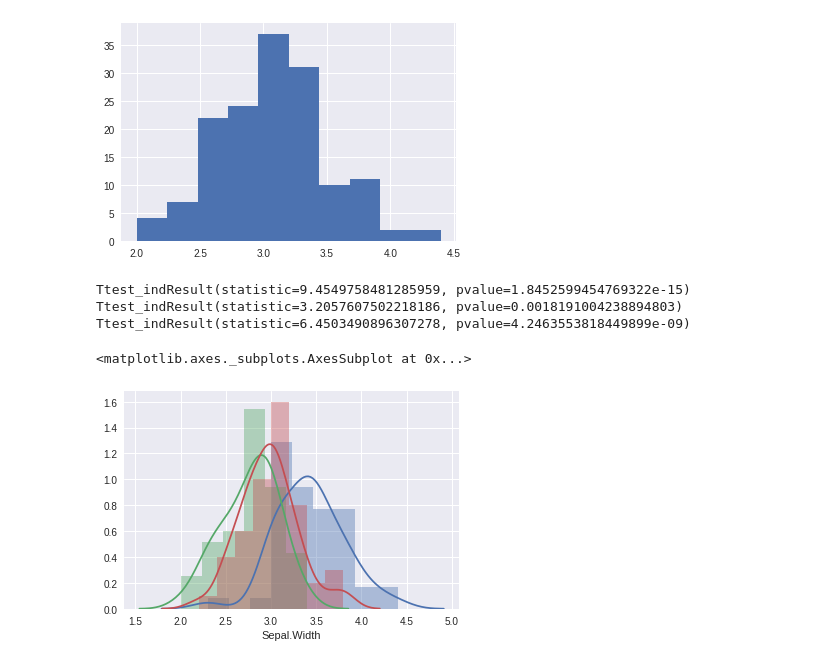
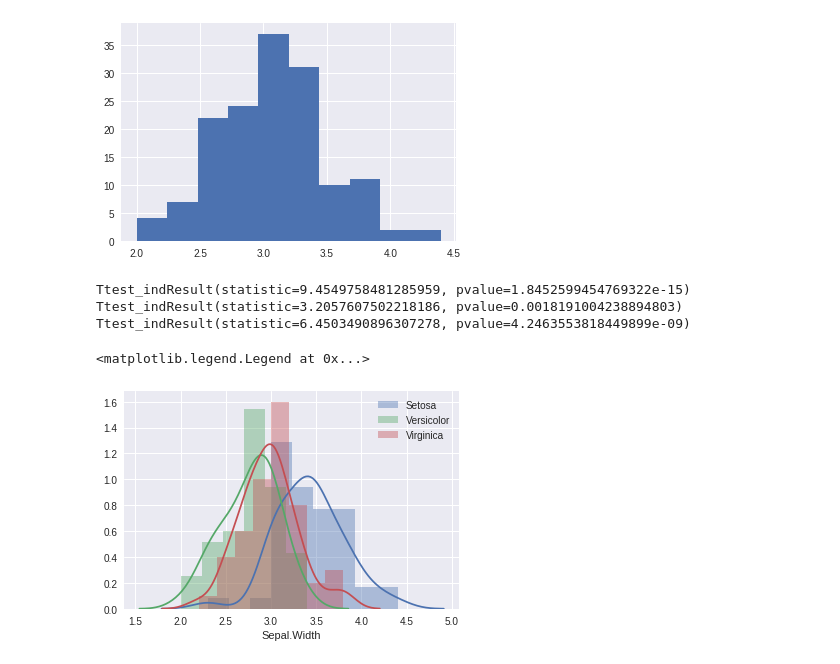
Before and after one commit to GibbsConsulting/ds-collateral, a Jupyter notebook: notebooks/SimpleANOVAExample.ipynb, the cells around one changed output. Cells and saved outputs as stored; diff of their text form; code cells hidden in the pictures.

```diff
--- a/notebooks/SeabornIrisExample.ipynb
+++ b/notebooks/SimpleANOVAExample.ipynb
@@ -50,18 +50,19 @@ plt.hist(dfIris['Sepal.Width'])
 # %%
 setosa = dfIris[dfIris['Species']=='setosa']
 versicolor = dfIris[dfIris['Species']=='versicolor']
 virginica = dfIris[dfIris['Species']=='virginica']
 print(stats.ttest_ind(setosa['Sepal.Width'],versicolor['Sepal.Width']))
 print(stats.ttest_ind(virginica['Sepal.Width'],versicolor['Sepal.Width']))
 print(stats.ttest_ind(setosa['Sepal.Width'],virginica['Sepal.Width']))
+
+sns.distplot(setosa['Sepal.Width'],label="Setosa")
+sns.distplot(versicolor['Sepal.Width'],label="Versicolor")
+sns.distplot(virginica['Sepal.Width'],label="Virginica")
+
+plt.legend()
 # %% [output]
 Ttest_indResult(statistic=9.4549758481285959, pvalue=1.8452599454769322e-15)
 Ttest_indResult(statistic=3.2057607502218186, pvalue=0.0018191004238894803)
 Ttest_indResult(statistic=6.4503490896307278, pvalue=4.2463553818449899e-09)
+<matplotlib.legend.Legend at 0x...>
+[figure, added]
-# %%
-sns.distplot(setosa['Sepal.Width'])
-sns.distplot(versicolor['Sepal.Width'])
-sns.distplot(virginica['Sepal.Width'])
-# %% [output]
-<matplotlib.axes._subplots.AxesSubplot at 0x...>
-[figure, removed]
```
Also changed, not shown: parts of 4 cells of this notebook.
